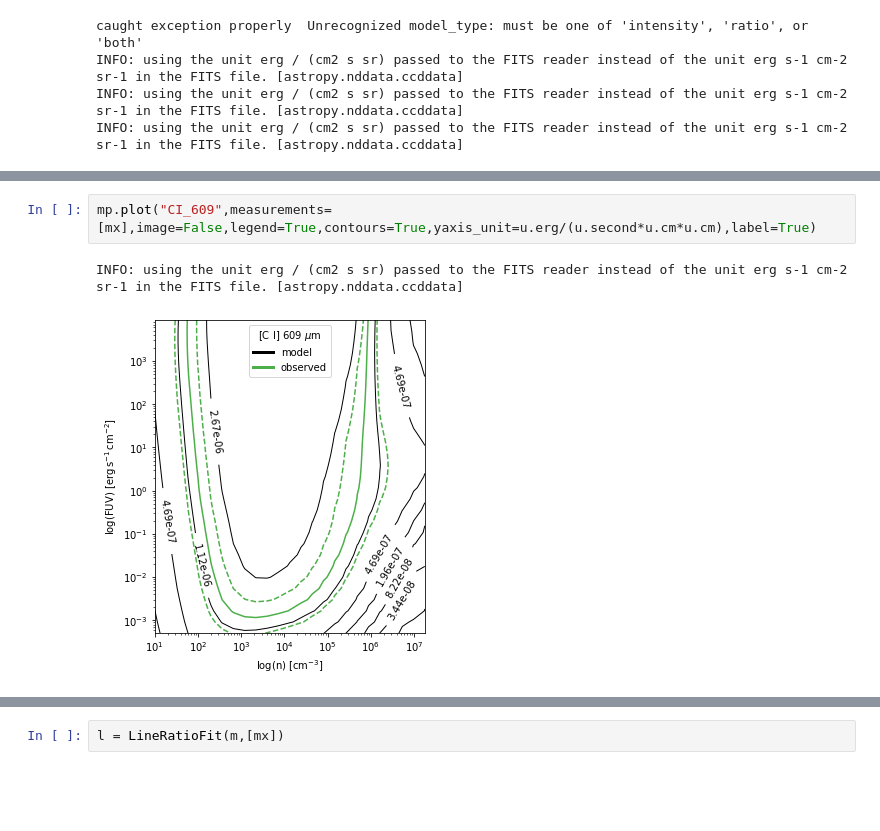
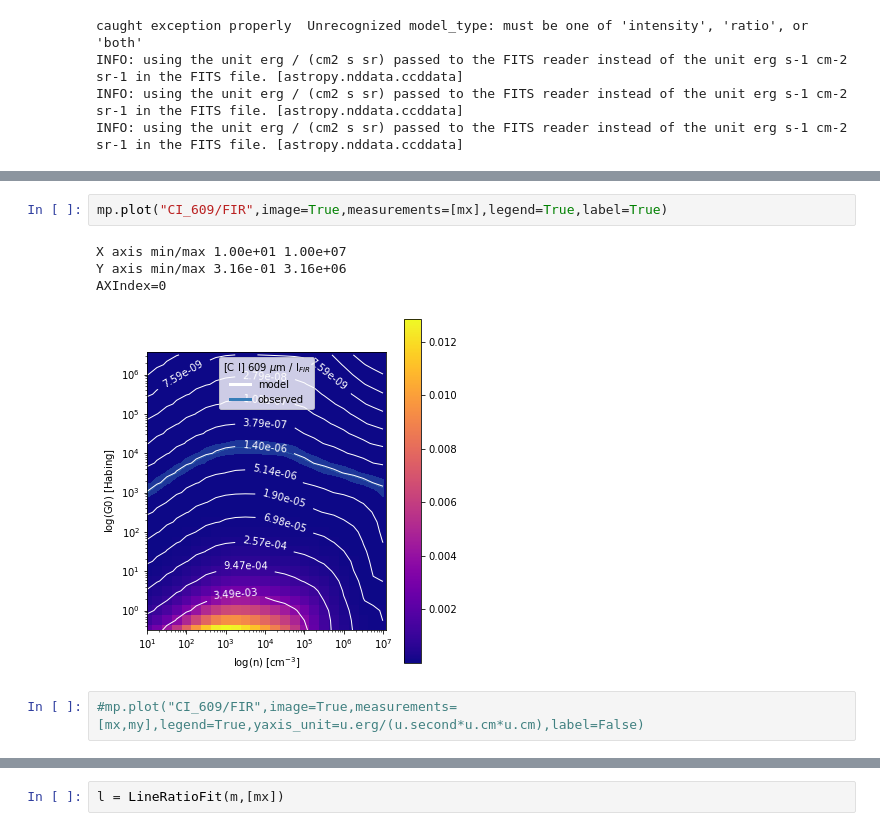
Before and after one commit to mpound/pdrtpy, a Jupyter notebook: Debug.ipynb, the cells around one changed output, grey strips where cells are left out. Saved outputs shown, nothing was run; the diff lists cells and outputs as text; blank space fills up the shorter version.

```diff
--- a/Debug.ipynb
+++ b/Debug.ipynb
@@ -94,5 +122,9 @@ INFO: using the unit erg / (cm2 s sr) passed to the FITS reader instead of the u
+# %%
+mp.plot("CI_609/FIR",image=True,measurements=[mx],legend=True,label=True)
+# %% [output]
+X axis min/max 1.00e+01 1.00e+07
+Y axis min/max 3.16e-01 3.16e+06
+AXIndex=0
+[figure, added]
 # %%
-mp.plot("CI_609",measurements=[mx],image=False,legend=True,contours=True,yaxis_unit=u.erg/(u.second*u.cm*u.cm),label=True)
+#mp.plot("CI_609/FIR",image=True,measurements=[mx,my],legend=True,yaxis_unit=u.erg/(u.second*u.cm*u.cm),label=False)
-# %% [output]
-INFO: using the unit erg / (cm2 s sr) passed to the FITS reader instead of the unit erg s-1 cm-2 sr-1 in the FITS file. [astropy.nddata.ccddata]
-[figure, removed]
```
Also changed, not shown: parts of 26 cells of this notebook.
